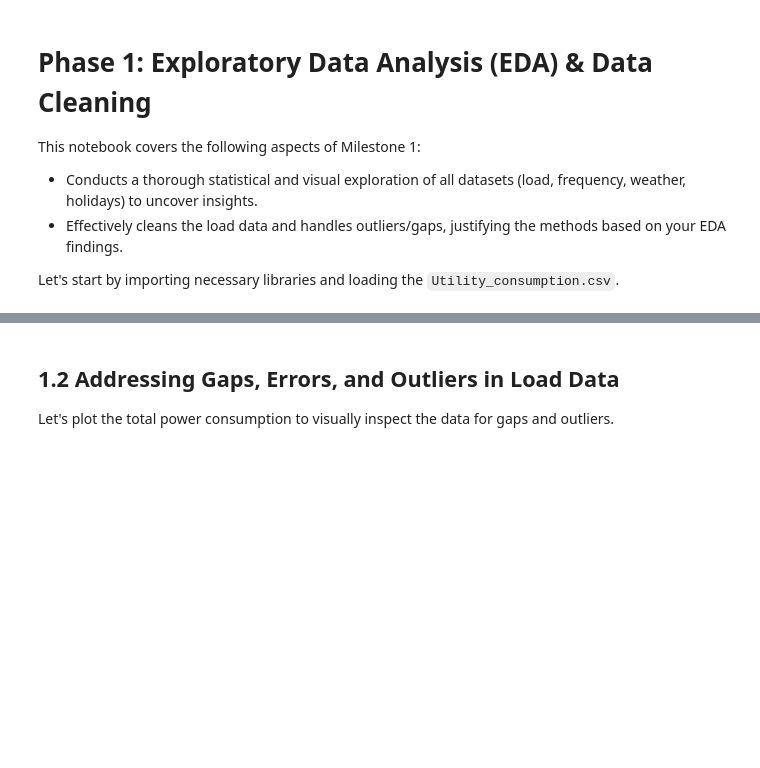
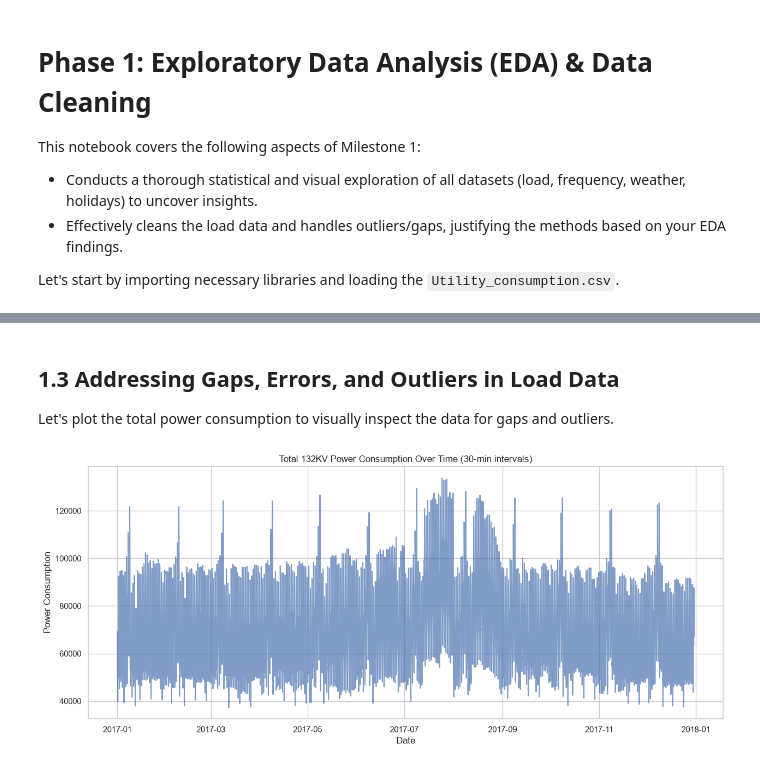
Before and after one commit to Harsh-karn/Intelligent-Power-Demand-Forecasting, a Jupyter notebook: notebooks/01_EDA_and_Cleaning.ipynb, the cells around one changed output, grey strips where cells are left out. Cells and saved outputs as stored; diff of their text form; code cells hidden in the pictures; blank space fills up the shorter version.

```diff
--- a/notebooks/01_EDA_and_Cleaning.ipynb
+++ b/notebooks/01_EDA_and_Cleaning.ipynb
@@ -17,7 +17,7 @@ sns.set_theme(style="whitegrid")
 plt.rcParams['figure.figsize'] = (12, 6)
 
 # Load the historical load data
-df_load = pd.read_csv('Utility_consumption.csv')
+df_load = pd.read_csv('../Utility_consumption.csv')
 
 # Display basic information and the first few rows
 display(df_load.info())
@@ -30,13 +52,10 @@ First, we'll fix the Datetime parsing and handle any trailing spaces or format i
 # %%
-# Convert Datetime to pandas datetime object
-df_load['Datetime'] = pd.to_datetime(df_load['Datetime'], format='%d-%m-%Y %H:%M', errors='coerce')
-
-# Check for missing datetime values
-print("Missing Datetime entries:", df_load['Datetime'].isna().sum())
+# Parse mixed datetime formats
+df_load['Datetime'] = pd.to_datetime(df_load['Datetime'], format='mixed', dayfirst=True)
 
 # Set Datetime as index
 df_load.set_index('Datetime', inplace=True)
 df_load.sort_index(inplace=True)
 
 # Generate a summary of missing values
-display(df_load.isnull().sum())
+print("Missing values per column:\n", df_load.isnull().sum())
@@ -42,0 +75,6 @@ display(df_load.isnull().sum())
+# %%
+# Resample to 30-minute intervals using the mean
+df_30m = df_load.resample('30min').mean()
+
+print(f"Data shape after resampling: {df_30m.shape}")
+display(df_30m.head())
@@ -43,15 +90,17 @@ display(df_load.isnull().sum())
 # %% [markdown]
-## 1.2 Addressing Gaps, Errors, and Outliers in Load Data
+## 1.3 Addressing Gaps, Errors, and Outliers in Load Data
 
 Let's plot the total power consumption to visually inspect the data for gaps and outliers.
 # %%
 # Calculate total power consumption across all 3 feeders
-df_load['Total_PowerConsumption'] = df_load['F1_132KV_PowerConsumption'] + df_load['F2_132KV_PowerConsumption'] + df_load['F3_132KV_PowerConsumption']
+df_30m['Total_PowerConsumption'] = df_30m['F1_132KV_PowerConsumption'] + df_30m['F2_132KV_PowerConsumption'] + df_30m['F3_132KV_PowerConsumption']
 
 # Plot the total power consumption
 plt.figure(figsize=(15, 6))
-plt.plot(df_load.index, df_load['Total_PowerConsumption'], alpha=0.7)
-plt.title('Total 132KV Power Consumption Over Time (10-min intervals)')
+plt.plot(df_30m.index, df_30m['Total_PowerConsumption'], alpha=0.7)
+plt.title('Total 132KV Power Consumption Over Time (30-min intervals)')
 plt.ylabel('Power Consumption')
 plt.xlabel('Date')
 plt.show()
+# %% [output]
+[figure, added]
```
Also changed, not shown: parts of 9 cells of this notebook, 5 other files.
